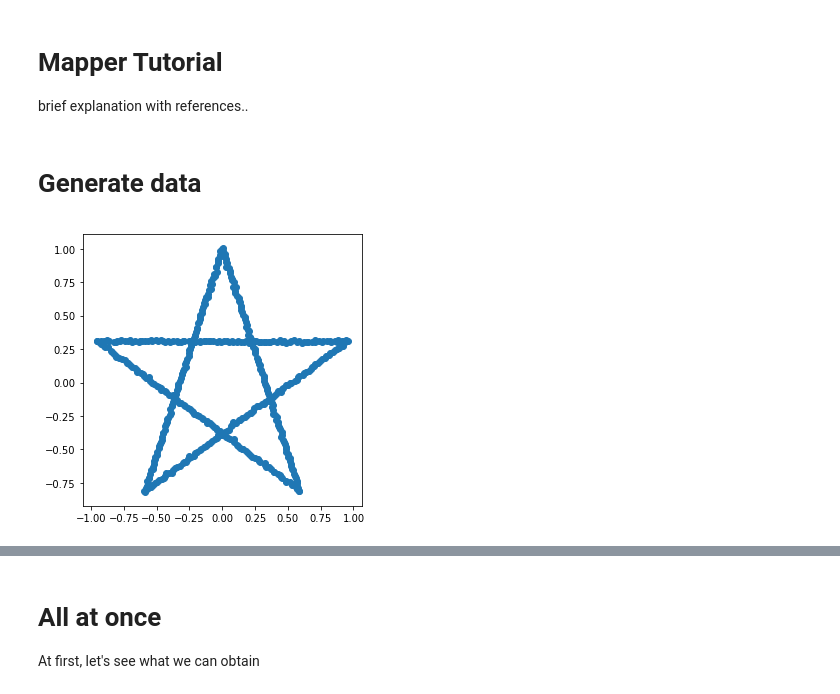
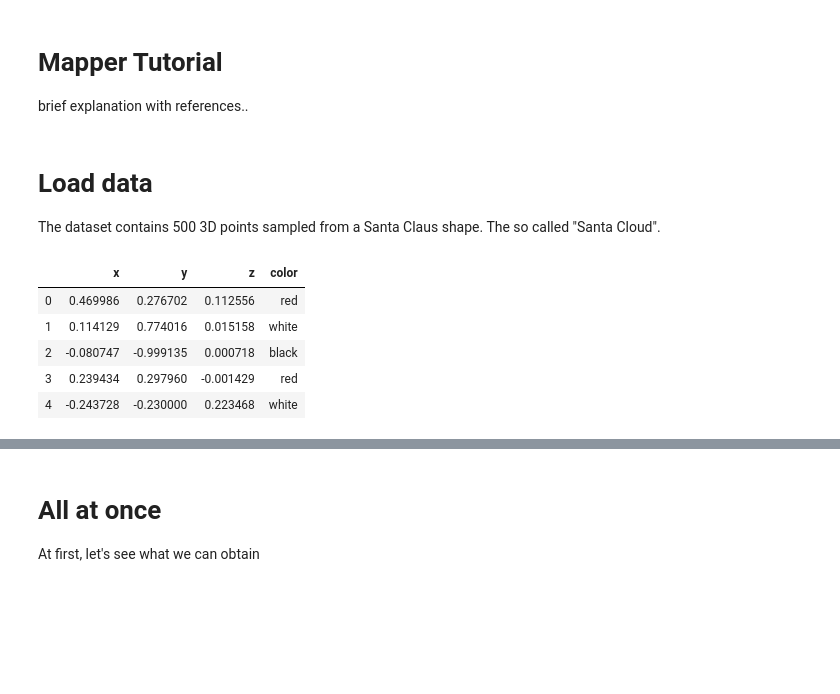
Before and after one commit to giotto-ai/tutorial_mapper, a Jupyter notebook: tutorial.ipynb, the cells around one changed output, grey strips where cells are left out. Cells and saved outputs as stored; diff of their text form; code cells hidden in the pictures; blank space fills up the shorter version.

```diff
--- a/tutorial.ipynb
+++ b/tutorial.ipynb
@@ -18,21 +22,14 @@ from tqdm import tqdm
-# %% [markdown]
-# Generate data
-# %%
-np.random.seed(30)
-
-X = []
-vertex = [ (np.cos(t),np.sin(t))  for t in np.linspace(0,2*np.pi, 6)[:-1] + np.pi/10]
-for p in [[0,2],[0,3],[1,3],[1,4],[2,4]]:
-    x0,y0 = vertex[p[0]]
-    x1,y1 = vertex[p[1]]
-    m = (y1-y0)/(x1-x0)
-    c = y1-m*x1
-    X += [[x + np.random.normal(scale = 0.005),m*x+c + np.random.normal(scale = 0.005)] for x in np.linspace(x0,x1,100)]
-
-X = np.array(X)
-
-plt.figure(figsize = (5,5))
-plt.scatter(X[:,0],X[:,1])
-plt.show()
-# %% [output]
-[figure, removed]
+# %% [markdown]
+# Load data
+
+The dataset contains 500 3D points sampled from a Santa Claus shape. The so called "Santa Cloud".
+# %%
+df = pd.read_csv("data.csv")
+df.head()
+# %% [output]
+|  | x | y | z | color |
+| 0 | 0.469986 | 0.276702 | 0.112556 | red |
+| 1 | 0.114129 | 0.774016 | 0.015158 | white |
+| 2 | -0.080747 | -0.999135 | 0.000718 | black |
+| 3 | 0.239434 | 0.297960 | -0.001429 | red |
+| 4 | -0.243728 | -0.230000 | 0.223468 | white |
```
Also changed, not shown: parts of 13 cells of this notebook, 1 other file.
